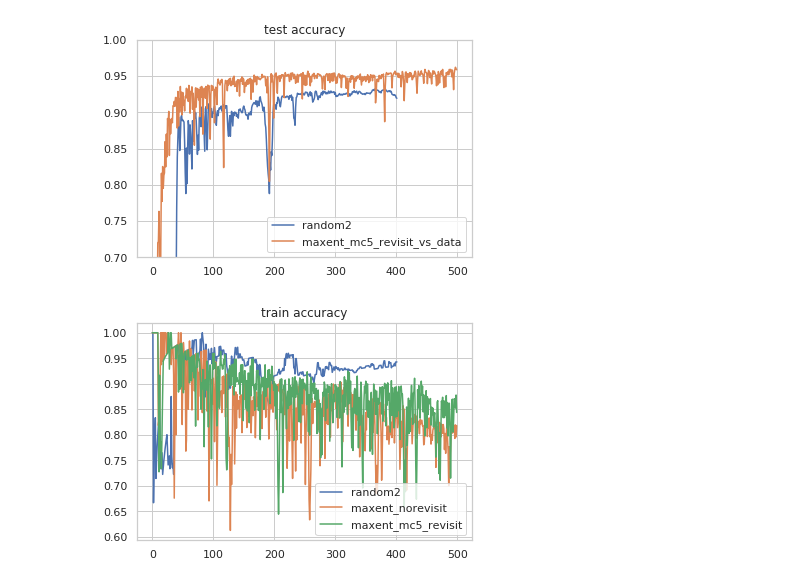
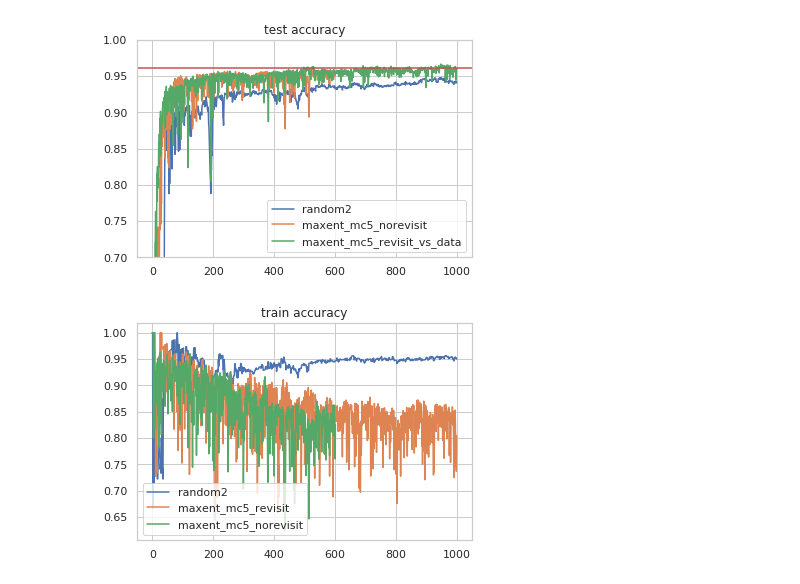
Before and after one commit to zmtomorrow/active_online_learning, a Jupyter notebook: results/plot.ipynb, the cells around one changed output. Saved outputs shown, nothing was run; the diff lists cells and outputs as text; code cells hidden in the pictures.

```diff
--- a/results/plot.ipynb
+++ b/results/plot.ipynb
@@ -4,7 +4,7 @@ import matplotlib.pyplot as plt
 import seaborn as sns
 import numpy as np
 # %%
-cut=500
+cut=1000
 maxent_norevisit_test=np.load('./active_no_revisit/test_accuracy_list.npy')[0:cut]
 maxent_norevisit_train=np.load('./active_no_revisit/train_accuracy_list.npy')[0:cut]
 maxent_revisit_test=np.load('./active_revisit/test_accuracy_list.npy')[0:cut]
@@ -29,37 +29,43 @@ maxent_revisit_500_train=np.load('./500it/train_accuracy_list.npy')[0:cut]
 maxent_revisit_mc5_test=np.load('./mc5/test_accuracy_list.npy')[0:cut]
 maxent_revisit_mc5_train=np.load('./mc5/train_accuracy_list.npy')[0:cut]
 maxent_revisit_mc5_vs_data=np.load('./mc5/test_accuracy_vs_data.npy')[0:cut]
 
+maxent_norevisit_mc5_test=np.load('./mc5_norevisit/test_accuracy_list.npy')[0:cut]
+maxent_norevisit_mc5_train=np.load('./mc5_norevisit/train_accuracy_list.npy')[0:cut]
+
 
 sns.set(style="whitegrid")
 plt.title('test accuracy')
 #plt.plot(random_test,label='random1')
 plt.plot(random2_test,label='random2')
 #plt.plot(maxent_norevisit_test,label='maxent_norevisit')
 # plt.plot(maxent_revisit_mc5_test,label='maxent_mc5_revisit')
+plt.plot(maxent_norevisit_mc5_test,label='maxent_mc5_norevisit')
 plt.plot(maxent_revisit_mc5_vs_data,label='maxent_mc5_revisit_vs_data')
 # plt.plot(maxent_revisit_test,label='maxent_revisit')
 # plt.plot(maxent_revisit_mc10_test,label='maxent_mc10_revisit')
 # plt.plot(maxent_revisit_500_test,label='maxent_500_revisit')
-#plt.plot(maxent_revisit_q50_test,label='maxent_q50_revisit')
-#plt.plot(maxent_revisit_q50_vs_data,label='maxent_q50_revisit_vs_data')
+# plt.plot(maxent_revisit_q50_test,label='maxent_q50_revisit')
+# plt.plot(maxent_revisit_q50_vs_data,label='maxent_q50_revisit_vs_data')
 
 plt.ylim([0.7,1.0])
 plt.legend(loc='lower right')
+plt.axhline(y=0.9607264995574951, color='r', linestyle='-')
 plt.show()
 
 plt.title('train accuracy')
 #plt.plot(random1_train,label='random1')
 plt.plot(random2_train,label='random2')
-plt.plot(maxent_norevisit_train,label='maxent_norevisit')
+# plt.plot(maxent_norevisit_train,label='maxent_norevisit')
 #plt.plot(maxent_revisit_train,label='maxent_revisit')
 # plt.plot(maxent_revisit_mc10_train,label='maxent_mc10_revisit')
 # plt.plot(maxent_revisit_500_train,label='maxent_500_revisit')
-#plt.plot(maxent_revisit_q50_train,label='maxent_q50_revisit')
+# plt.plot(maxent_revisit_q50_train,label='maxent_q50_revisit')
 plt.plot(maxent_revisit_mc5_train,label='maxent_mc5_revisit')
+plt.plot(maxent_norevisit_mc5_train,label='maxent_mc5_norevisit')
 
-plt.legend()
+plt.legend(loc='lower left')
 plt.show()
 # %% [output]
-[figure, old version]
+[figure, new version]
-[figure, old version]
+[figure, new version]
```
Also changed, not shown: 17 other files.
